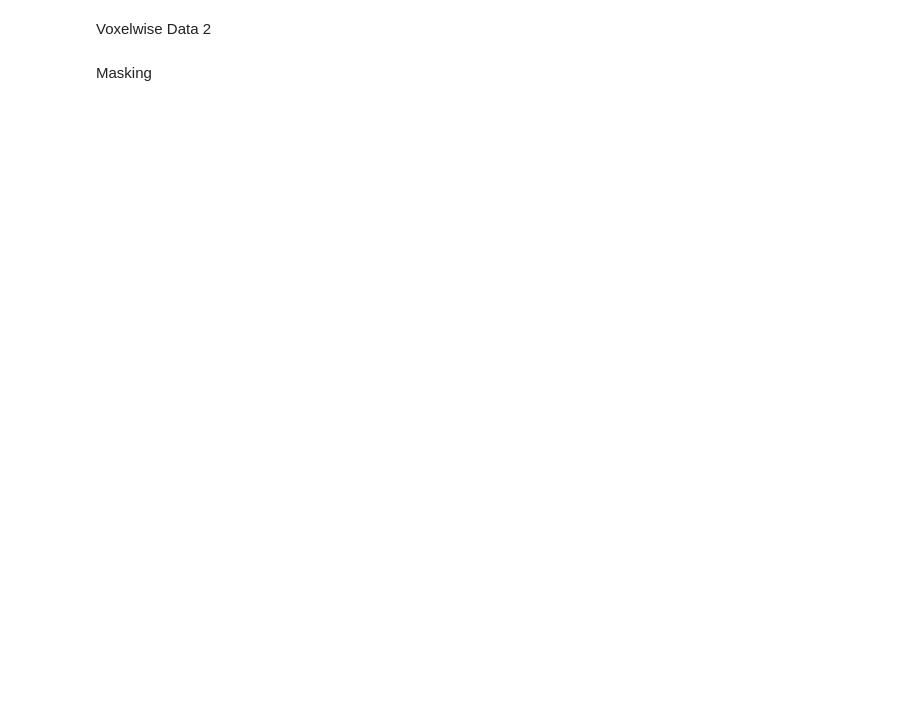
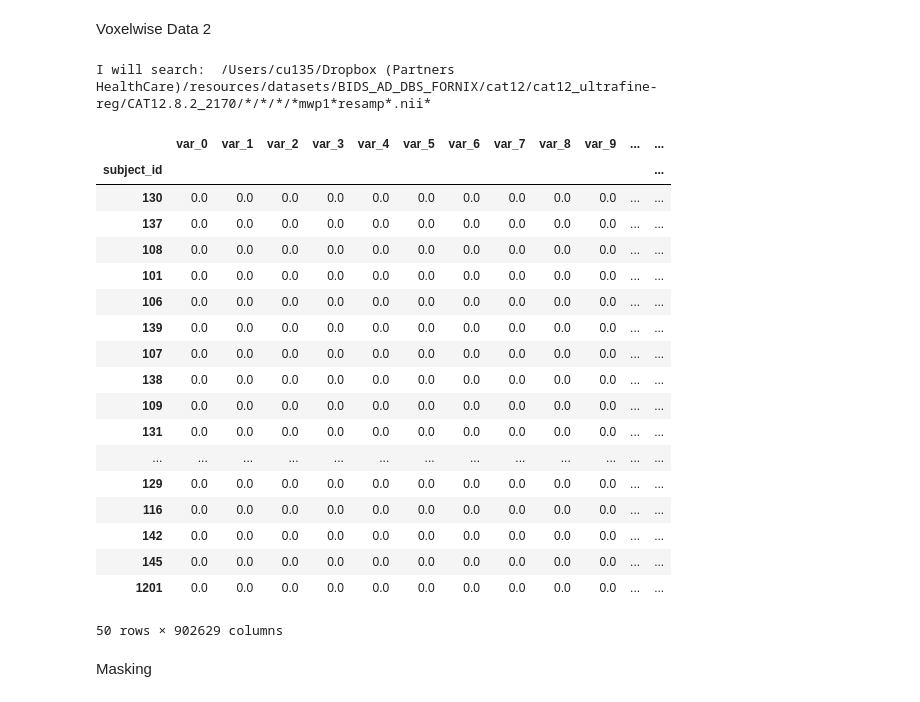
Before and after one commit to Calvinwhow/Research, a Jupyter notebook: nimlab/notebooks/neuroimaging_notebooks/server_submission_notebooks/submit_multiprocessed_voxelwise_analysis.ipynb, the cells around one changed output. Drawn from its saved outputs; the diff is of its cells as text; code cells hidden in the pictures; blank space fills up the shorter version.

```diff
--- a/nimlab/notebooks/neuroimaging_notebooks/server_submission_notebooks/submit_multiprocessed_voxelwise_analysis.ipynb
+++ b/nimlab/notebooks/neuroimaging_notebooks/server_submission_notebooks/submit_multiprocessed_voxelwise_analysis.ipynb
@@ -139,29 +196,51 @@ Voxelwise Data 2
 # %%
 #Import Another Dataframe if desired
 from calvin_utils.file_utils.import_matrices import import_matrices_from_folder
 from calvin_utils.nifti_utils.generate_nifti import nifti_from_matrix
 from nimlab import datasets as nimds
 import numpy as np
 from nilearn import image, plotting, maskers
 
 #get conectivity values of interest
 matrix_path = '/Users/cu135/Dropbox (Partners HealthCare)/resources/datasets/BIDS_AD_DBS_FORNIX/cat12/cat12_ultrafine-reg/CAT12.8.2_2170'
 neuroimaging_df_2 = import_matrices_from_folder(matrix_path, file_pattern='/*/*/*/*mwp1*resamp*.nii*')
 performed_z_score = False
 #----------------------------------------------------------------DO NOT MODIFY!----------------------------------------------------------------
 
 #Set patients to those in the clinical data dataframe
 # prepped_matrix = prepped_matrix.loc[:, data_df.index]
 
 neuroimaging_df_2 = neuroimaging_df_2.transpose()
 neuroimaging_df_2['subject_id'] = [col.split('_')[0] for col in neuroimaging_df_2.index]
 neuroimaging_df_2.set_index('subject_id', inplace=True)
 
 neuroimaging_df_2.index = neuroimaging_df_2.index.astype(str)
 
 
 #Display results
+neuroimaging_df_2 = preprocess_colnames_for_regression(neuroimaging_df_2)
 display(neuroimaging_df_2)
+# %% [output]
+I will search:  /Users/cu135/Dropbox (Partners HealthCare)/resources/datasets/BIDS_AD_DBS_FORNIX/cat12/cat12_ultrafine-reg/CAT12.8.2_2170/*/*/*/*mwp1*resamp*.nii*
+|  | var_0 | var_1 | var_2 | var_3 | var_4 | var_5 | var_6 | var_7 | var_8 | var_9 | ... | ... |
+| subject_id |  |  |  |  |  |  |  |  |  |  |  | ... |
+| 130 | 0.0 | 0.0 | 0.0 | 0.0 | 0.0 | 0.0 | 0.0 | 0.0 | 0.0 | 0.0 | ... | ... |
+| 137 | 0.0 | 0.0 | 0.0 | 0.0 | 0.0 | 0.0 | 0.0 | 0.0 | 0.0 | 0.0 | ... | ... |
+| 108 | 0.0 | 0.0 | 0.0 | 0.0 | 0.0 | 0.0 | 0.0 | 0.0 | 0.0 | 0.0 | ... | ... |
+| 101 | 0.0 | 0.0 | 0.0 | 0.0 | 0.0 | 0.0 | 0.0 | 0.0 | 0.0 | 0.0 | ... | ... |
+| 106 | 0.0 | 0.0 | 0.0 | 0.0 | 0.0 | 0.0 | 0.0 | 0.0 | 0.0 | 0.0 | ... | ... |
+| 139 | 0.0 | 0.0 | 0.0 | 0.0 | 0.0 | 0.0 | 0.0 | 0.0 | 0.0 | 0.0 | ... | ... |
+| 107 | 0.0 | 0.0 | 0.0 | 0.0 | 0.0 | 0.0 | 0.0 | 0.0 | 0.0 | 0.0 | ... | ... |
+| 138 | 0.0 | 0.0 | 0.0 | 0.0 | 0.0 | 0.0 | 0.0 | 0.0 | 0.0 | 0.0 | ... | ... |
+| 109 | 0.0 | 0.0 | 0.0 | 0.0 | 0.0 | 0.0 | 0.0 | 0.0 | 0.0 | 0.0 | ... | ... |
+| 131 | 0.0 | 0.0 | 0.0 | 0.0 | 0.0 | 0.0 | 0.0 | 0.0 | 0.0 | 0.0 | ... | ... |
+| ... | ... | ... | ... | ... | ... | ... | ... | ... | ... | ... | ... | ... |
+| 129 | 0.0 | 0.0 | 0.0 | 0.0 | 0.0 | 0.0 | 0.0 | 0.0 | 0.0 | 0.0 | ... | ... |
+| 116 | 0.0 | 0.0 | 0.0 | 0.0 | 0.0 | 0.0 | 0.0 | 0.0 | 0.0 | 0.0 | ... | ... |
+| 142 | 0.0 | 0.0 | 0.0 | 0.0 | 0.0 | 0.0 | 0.0 | 0.0 | 0.0 | 0.0 | ... | ... |
+| 145 | 0.0 | 0.0 | 0.0 | 0.0 | 0.0 | 0.0 | 0.0 | 0.0 | 0.0 | 0.0 | ... | ... |
+| 1201 | 0.0 | 0.0 | 0.0 | 0.0 | 0.0 | 0.0 | 0.0 | 0.0 | 0.0 | 0.0 | ... | ... |
+50 rows × 902629 columns
 # %% [markdown]
 Masking
 # %%
```
Also changed, not shown: parts of 14 cells of this notebook, 4 other files.
